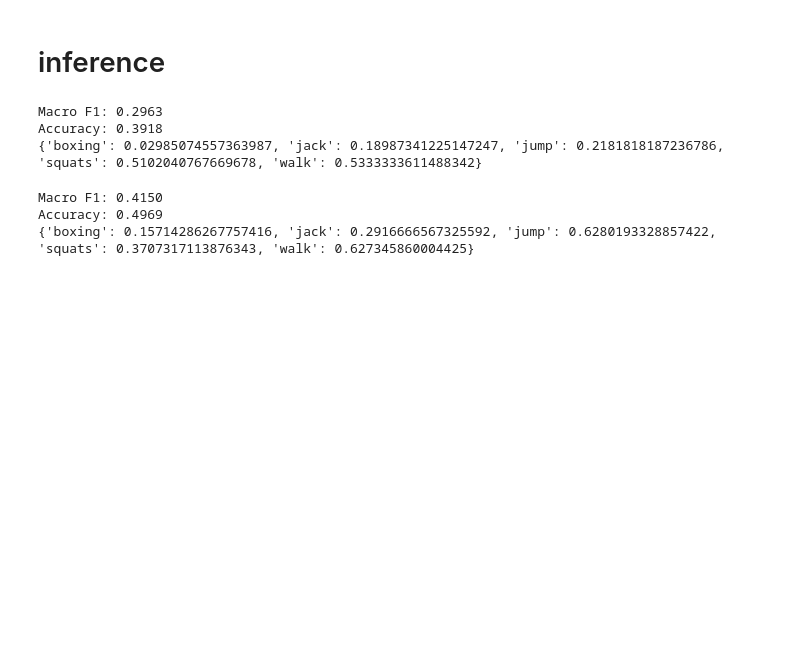
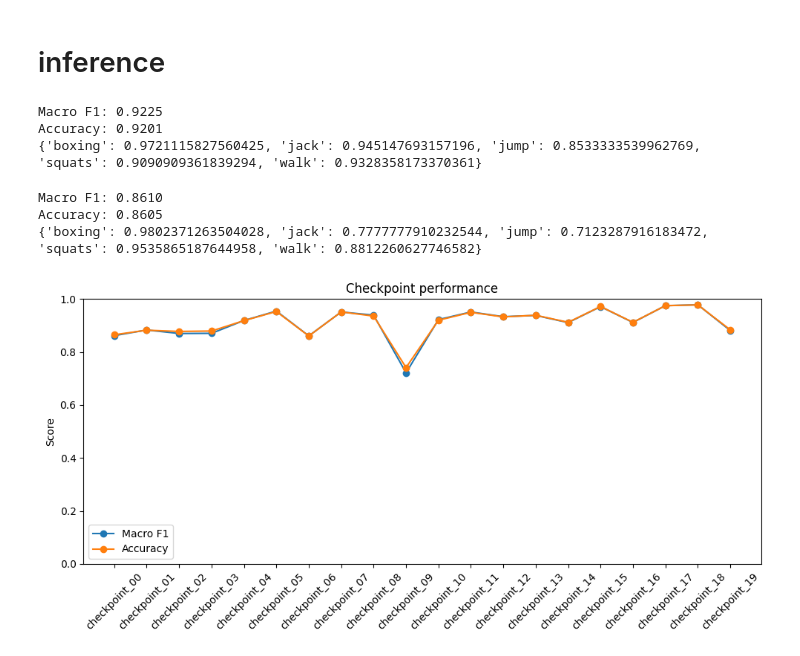
Before and after one commit to El-oan/radar_machine_learning, a Jupyter notebook: src/radHAR_pointnet.ipynb, the cells around one changed output. Drawn from its saved outputs; the diff is of its cells as text; code cells hidden in the pictures; blank space fills up the shorter version.

```diff
--- a/src/radHAR_pointnet.ipynb
+++ b/src/radHAR_pointnet.ipynb
@@ -96,7 +98,7 @@ def load_radhar_file_raw(file_path):
 # %%
 @lru_cache(maxsize=None)
 def train_normalization_stats():
-    "Compute normalization stats over the whole training split."
+    "Compute normalization stats over the training split."
     all_points = []
     for file_path in sorted(TRAIN_SPLIT_ROOT.rglob('*.txt')):
         frames = load_radhar_file_raw(str(file_path))
@@ -144,6 +170,7 @@ print(train_windows[:5])
 def process_frame(points):
     "Keep the same point slots in order across a window, padding with zeros if needed."
     points = torch.as_tensor(points, dtype=torch.float32)
+    points = points.clamp(-CONFIG['normalized_feature_clip'], CONFIG['normalized_feature_clip'])
 
     if len(points) >= CONFIG['points_per_frame']:
         return points[:CONFIG['points_per_frame']]
@@ -199,9 +226,9 @@ def clones(module, N):
 ![image.png](attachment:image.png)
 # %%
 class TNet(nn.Module):
-    """Block inside the transform layers.
-    The feature reduction with succesive fully connected layers.
-    Outputs a D*D matrix to multiply the input.
+    """Layer inside the transform layers. Outputs a D*D matrix to multiply the input.``
+    This is meant to rotate+scale the points to make it size/rotation invariant.
+    Invertible matrix with the loss penalties.
     """
     def __init__(self, feature_count):
         super().__init__()
@@ -324,7 +351,7 @@ class EncoderBlock(nn.Module):
         for in_dim, out_dim in zip(mlp_dims[:-1], mlp_dims[1:]):
             self.mlp_layers.append(nn.Linear(in_dim, out_dim))
             self.mlp_norms.append(PointBatchNorm(out_dim))
-        self.attention = MultiHeadedAttention(CONFIG["head_amount"], mlp_dims[-1], CONFIG['frame_count'], 0.1)
+        #self.attention = MultiHeadedAttention(CONFIG["head_amount"], mlp_dims[-1], CONFIG['frame_count'], 0.1)
 
     def forward(self, x):
         # x: (B, T, N, D)
@@ -666,22 +701,41 @@ def evaluate_checkpoint(checkpoint_path):
     accuracy = compute_accuracy(predictions, labels)
     return macro_f1, {name: float(score) for name, score in zip(ACTIVITY_CLASS_NAMES, per_class_f1)}, accuracy
 # %%
-checkpoint_path = PROJECT_ROOT / "checkpoints/radHAR/checkpoint_01.pt"
+checkpoint_path = PROJECT_ROOT / "checkpoints/radHAR/checkpoint_10.pt"
 macro_f1, per_class_f1, accuracy = evaluate_checkpoint(checkpoint_path)
 print(f'Macro F1: {macro_f1:.4f}')
 print(f'Accuracy: {accuracy:.4f}')
 print(per_class_f1)
 # %% [output]
-Macro F1: 0.2963
-Accuracy: 0.3918
-{'boxing': 0.02985074557363987, 'jack': 0.18987341225147247, 'jump': 0.2181818187236786, 'squats': 0.5102040767669678, 'walk': 0.5333333611488342}
+Macro F1: 0.9225
+Accuracy: 0.9201
+{'boxing': 0.9721115827560425, 'jack': 0.945147693157196, 'jump': 0.8533333539962769, 'squats': 0.9090909361839294, 'walk': 0.9328358173370361}
 # %%
-checkpoint_path = PROJECT_ROOT / "checkpoints/radHAR/checkpoint_09.pt"
+checkpoint_path = PROJECT_ROOT / "checkpoints/radHAR/checkpoint_06.pt"
 macro_f1, per_class_f1, accuracy = evaluate_checkpoint(checkpoint_path)
 print(f'Macro F1: {macro_f1:.4f}')
 print(f'Accuracy: {accuracy:.4f}')
 print(per_class_f1)
 # %% [output]
-Macro F1: 0.4150
-Accuracy: 0.4969
-{'boxing': 0.15714286267757416, 'jack': 0.2916666567325592, 'jump': 0.6280193328857422, 'squats': 0.3707317113876343, 'walk': 0.627345860004425}
+Macro F1: 0.8610
+Accuracy: 0.8605
+{'boxing': 0.9802371263504028, 'jack': 0.7777777910232544, 'jump': 0.7123287916183472, 'squats': 0.9535865187644958, 'walk': 0.8812260627746582}
+# %%
+checkpoint_paths = sorted((PROJECT_ROOT / "checkpoints/radHAR").glob("checkpoint_*.pt"), key=lambda path: int(path.stem.split("_")[-1]))
+metrics = [evaluate_checkpoint(path) for path in checkpoint_paths]
+checkpoint_labels = [path.stem for path in checkpoint_paths]
+macro_f1_scores = [metric[0] for metric in metrics]
+accuracy_scores = [metric[2] for metric in metrics]
+
+plt.figure(figsize=(10, 5))
+plt.plot(checkpoint_labels, macro_f1_scores, marker="o", label="Macro F1")
+plt.plot(checkpoint_labels, accuracy_scores, marker="o", label="Accuracy")
+plt.ylim(0, 1)
+plt.xticks(rotation=45)
+plt.ylabel("Score")
+plt.title("Checkpoint performance")
+plt.legend()
+plt.tight_layout()
+plt.show()
+# %% [output]
+[figure, added]
```
Also changed, not shown: parts of 7 cells of this notebook, 6 other files.
